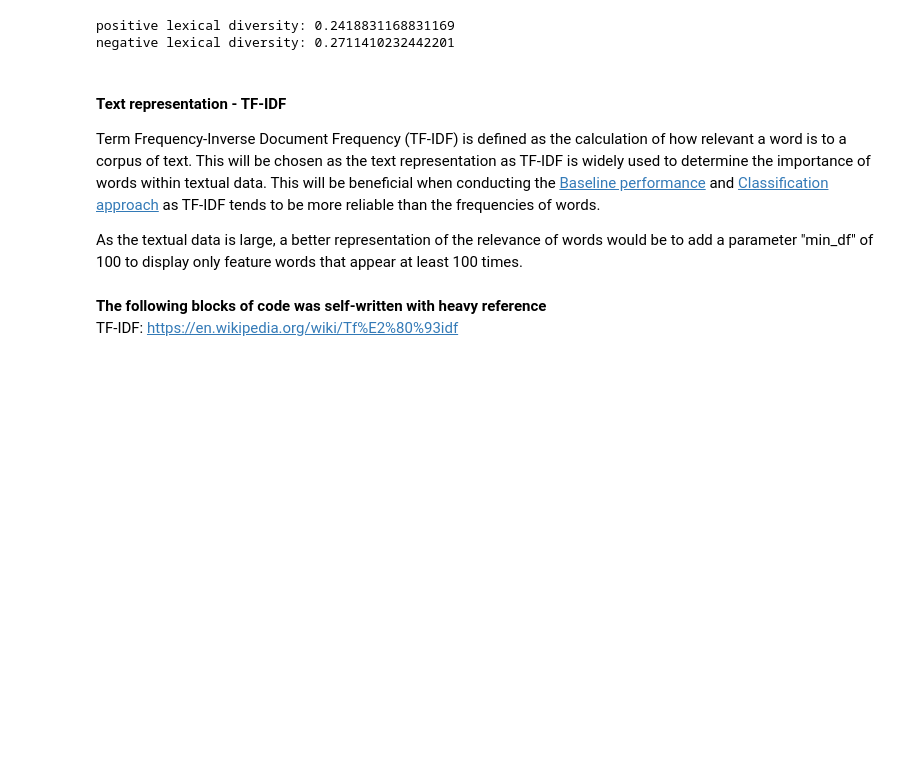
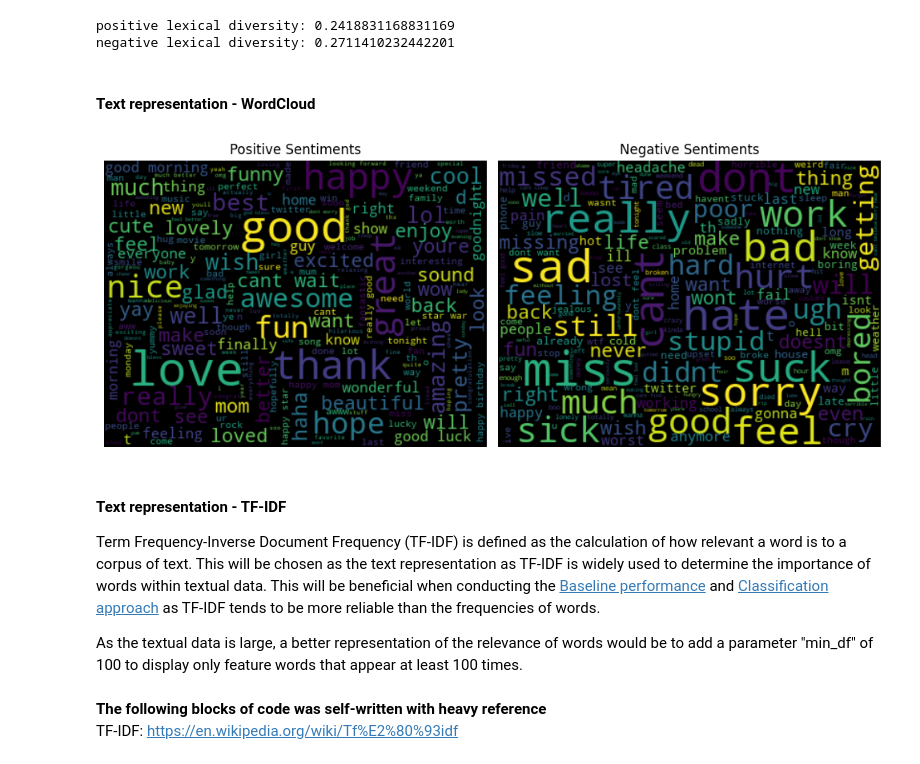
Before and after one commit to nekumonokat/NLP_text_classification, a Jupyter notebook: NLP Text Classification (New Dataset 2).ipynb, the cells around one changed output. Drawn from its saved outputs; the diff is of its cells as text; code cells hidden in the pictures; blank space fills up the shorter version.

Commit message:
Completed summary + wordcloud

```diff
--- a/NLP Text Classification (New Dataset 2).ipynb
+++ b/NLP Text Classification (New Dataset 2).ipynb
@@ -482,8 +483,35 @@ print("negative lexical diversity:", negative_lexical_diversity)
 # %% [output]
 positive lexical diversity: 0.2418831168831169
 negative lexical diversity: 0.2711410232442201
+# %% [markdown]
+<a id = "s7"></a>
+#### Text representation - WordCloud
+# %%
+def plot_wc(words, title):
+    wordcloud = WordCloud(width = 400, height = 300, background_color = "black", random_state = 21, max_font_size = 50).generate(words)
+    plt.imshow(wordcloud, interpolation = "bilinear")
+    plt.axis("off")
+    plt.title(title)
+
+pos_words = ' '.join(positive_sentiments['lemmatized_tweet'])
+neg_words = ' '.join(negative_sentiments['lemmatized_tweet'])
+
+plt.figure(figsize=(10, 5))
+
+# Plot positive word cloud on the left (subplot 1)
+plt.subplot(1, 2, 1)
+plot_wc(pos_words, "Positive Sentiments")
+
+# Plot negative word cloud on the right (subplot 2)
+plt.subplot(1, 2, 2)
+plot_wc(neg_words, "Negative Sentiments")
+
+plt.tight_layout()  # Adjusts spacing between subplots for better appearance
+plt.show()
+# %% [output]
+[figure, added]
 # %% [markdown]
-<a id = "s7"></a>
+<a id = "s8"></a>
 #### Text representation - TF-IDF
 Term Frequency-Inverse Document Frequency (TF-IDF) is defined as the calculation of how relevant a word is to a corpus of text. This will be chosen as the text representation as TF-IDF is widely used to determine the importance of words within textual data. This will be beneficial when conducting the [Baseline performance](#s7) and [Classification approach](#s8) as TF-IDF tends to be more reliable than the frequencies of words.
 
```
Also changed, not shown: parts of 10 cells of this notebook.
